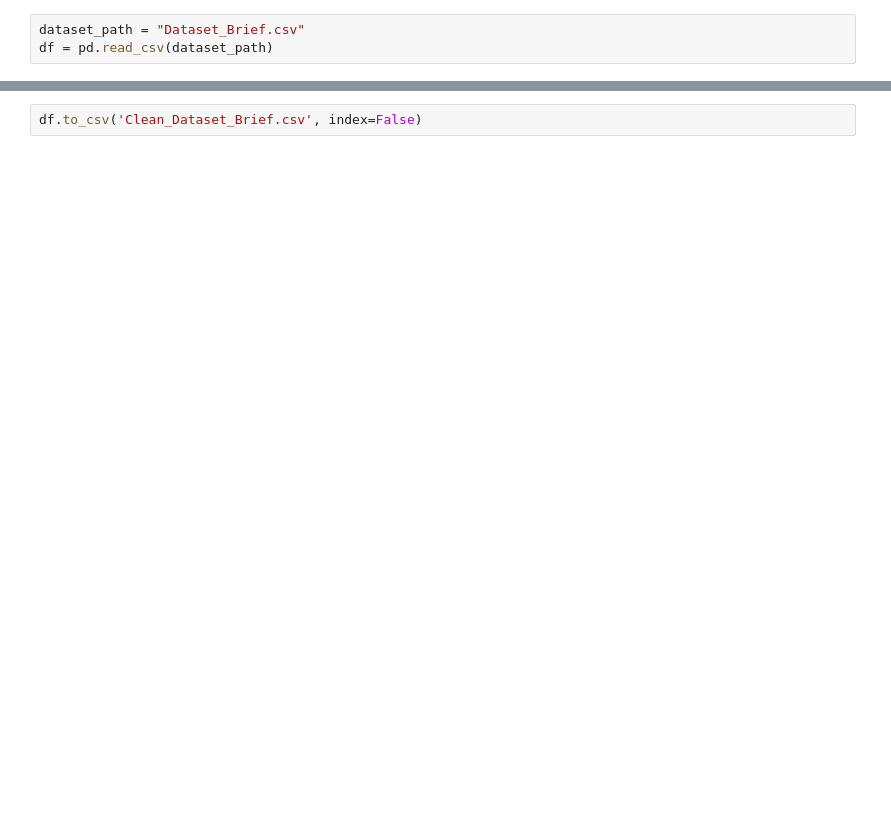
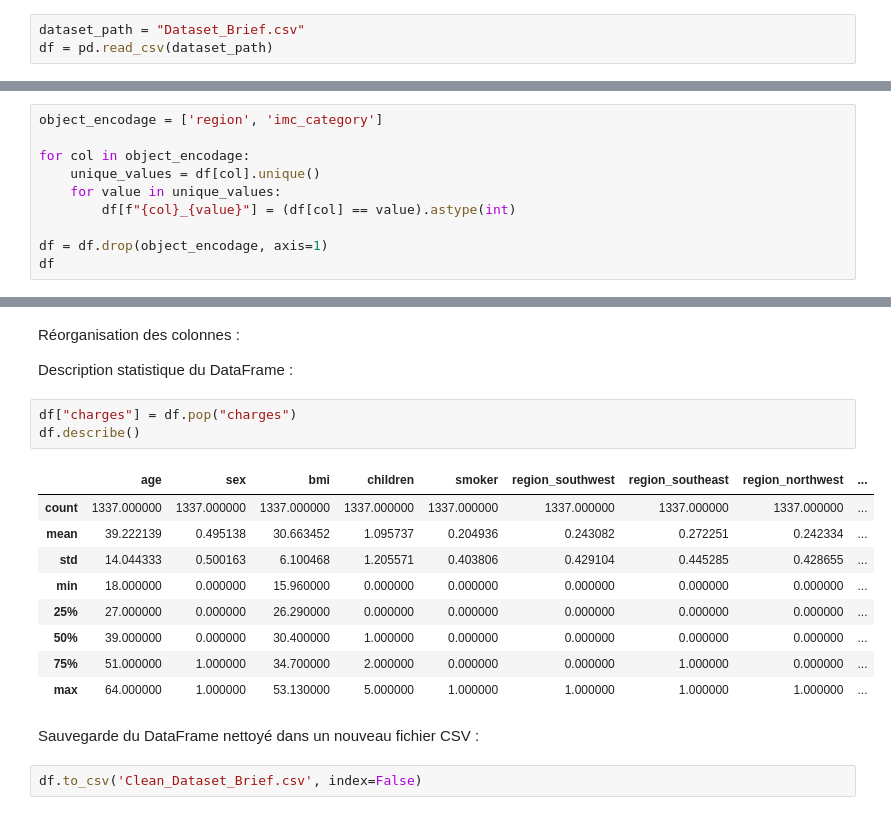
Before and after one commit to ElieLECAS/Assurance_FE, a Jupyter notebook: NoteBook_Netoyage.ipynb, the cells around one changed output, grey strips where cells are left out. Drawn from its saved outputs; the diff is of its cells as text; blank space fills up the shorter version.

```diff
--- a/NoteBook_Netoyage.ipynb
+++ b/NoteBook_Netoyage.ipynb
@@ -139,0 +80,10 @@ df.describe()
+# %%
+object_encodage = ['region', 'imc_category']
+
+for col in object_encodage:
+    unique_values = df[col].unique()
+    for value in unique_values:
+        df[f"{col}_{value}"] = (df[col] == value).astype(int)
+
+df = df.drop(object_encodage, axis=1)
+df
@@ -140,2 +104,21 @@ df.describe()
+# %% [markdown]
+Réorganisation des colonnes :
+
+Description statistique du DataFrame :
+# %%
+df["charges"] = df.pop("charges")
+df.describe()
+# %% [output]
+|  | age | sex | bmi | children | smoker | region_southwest | region_southeast | region_northwest | ... |
+| count | 1337.000000 | 1337.000000 | 1337.000000 | 1337.000000 | 1337.000000 | 1337.000000 | 1337.000000 | 1337.000000 | ... |
+| mean | 39.222139 | 0.495138 | 30.663452 | 1.095737 | 0.204936 | 0.243082 | 0.272251 | 0.242334 | ... |
+| std | 14.044333 | 0.500163 | 6.100468 | 1.205571 | 0.403806 | 0.429104 | 0.445285 | 0.428655 | ... |
+| min | 18.000000 | 0.000000 | 15.960000 | 0.000000 | 0.000000 | 0.000000 | 0.000000 | 0.000000 | ... |
+| 25% | 27.000000 | 0.000000 | 26.290000 | 0.000000 | 0.000000 | 0.000000 | 0.000000 | 0.000000 | ... |
+| 50% | 39.000000 | 0.000000 | 30.400000 | 1.000000 | 0.000000 | 0.000000 | 0.000000 | 0.000000 | ... |
+| 75% | 51.000000 | 1.000000 | 34.700000 | 2.000000 | 0.000000 | 0.000000 | 1.000000 | 0.000000 | ... |
+| max | 64.000000 | 1.000000 | 53.130000 | 5.000000 | 1.000000 | 1.000000 | 1.000000 | 1.000000 | ... |
+# %% [markdown]
+Sauvegarde du DataFrame nettoyé dans un nouveau fichier CSV :
 # %%
 df.to_csv('Clean_Dataset_Brief.csv', index=False)
```
Also changed, not shown: parts of 25 cells of this notebook, 6 other files.
